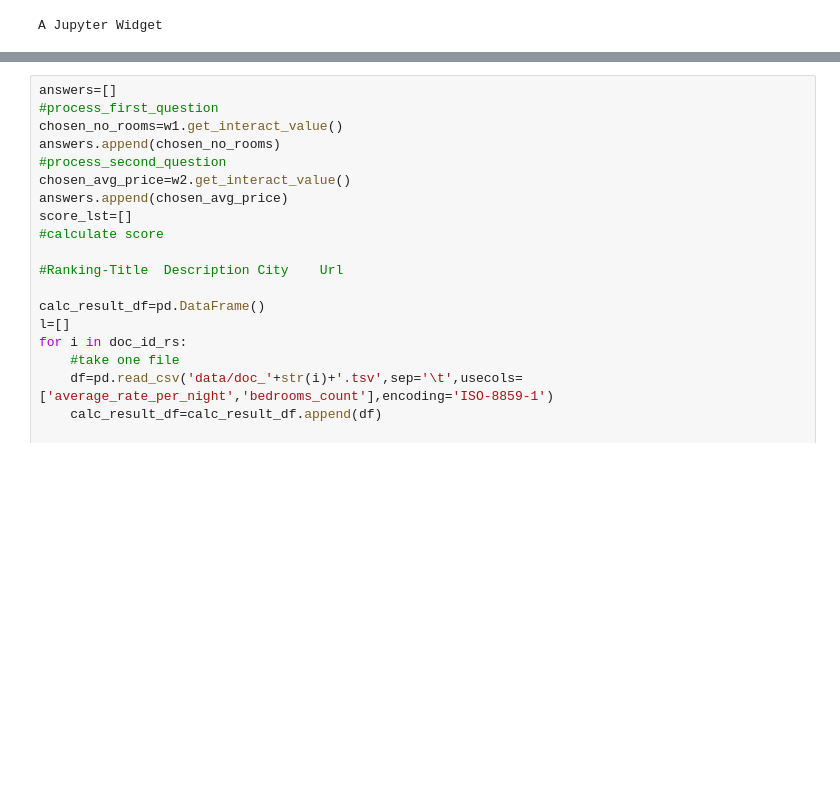
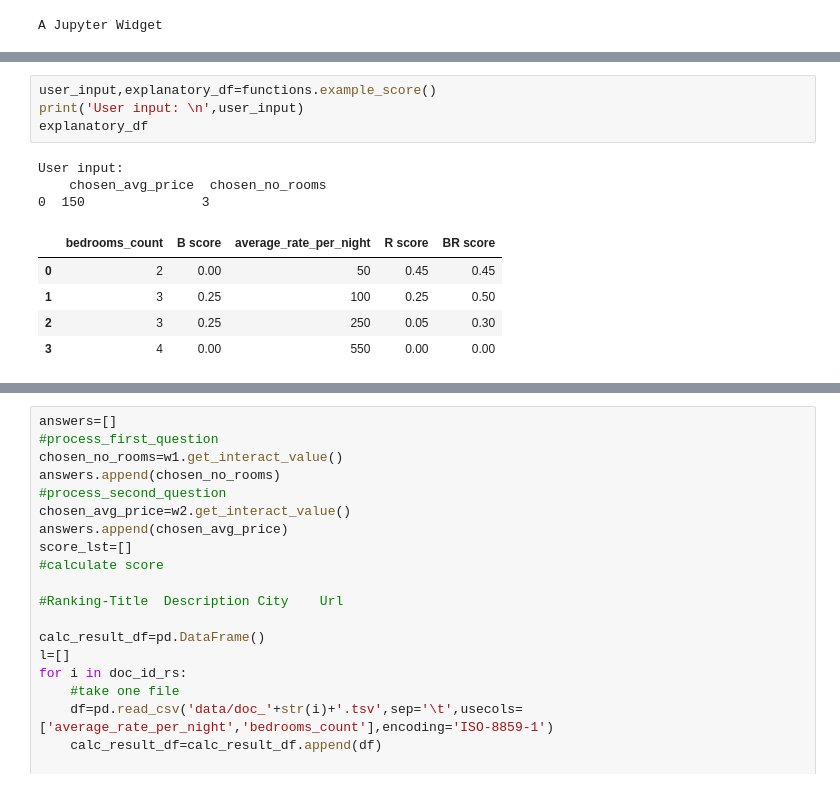
Before and after one commit to DanieleFi/ADMThirdHomework, a Jupyter notebook: Homework 3 - group #19.ipynb, the cells around one changed output, grey strips where cells are left out. Saved outputs shown, nothing was run; the diff lists cells and outputs as text; blank space fills up the shorter version.

```diff
--- a/Homework 3 - group #19.ipynb
+++ b/Homework 3 - group #19.ipynb
@@ -225,0 +235,13 @@ A Jupyter Widget
+# %%
+user_input,explanatory_df=functions.example_score()
+print('User input: \n',user_input)
+explanatory_df
+# %% [output]
+User input:
+    chosen_avg_price  chosen_no_rooms
+0  150               3
+|  | bedrooms_count | B score | average_rate_per_night | R score | BR score |
+| 0 | 2 | 0.00 | 50 | 0.45 | 0.45 |
+| 1 | 3 | 0.25 | 100 | 0.25 | 0.50 |
+| 2 | 3 | 0.25 | 250 | 0.05 | 0.30 |
+| 3 | 4 | 0.00 | 550 | 0.00 | 0.00 |
```
Also changed, not shown: parts of 13 cells of this notebook.
